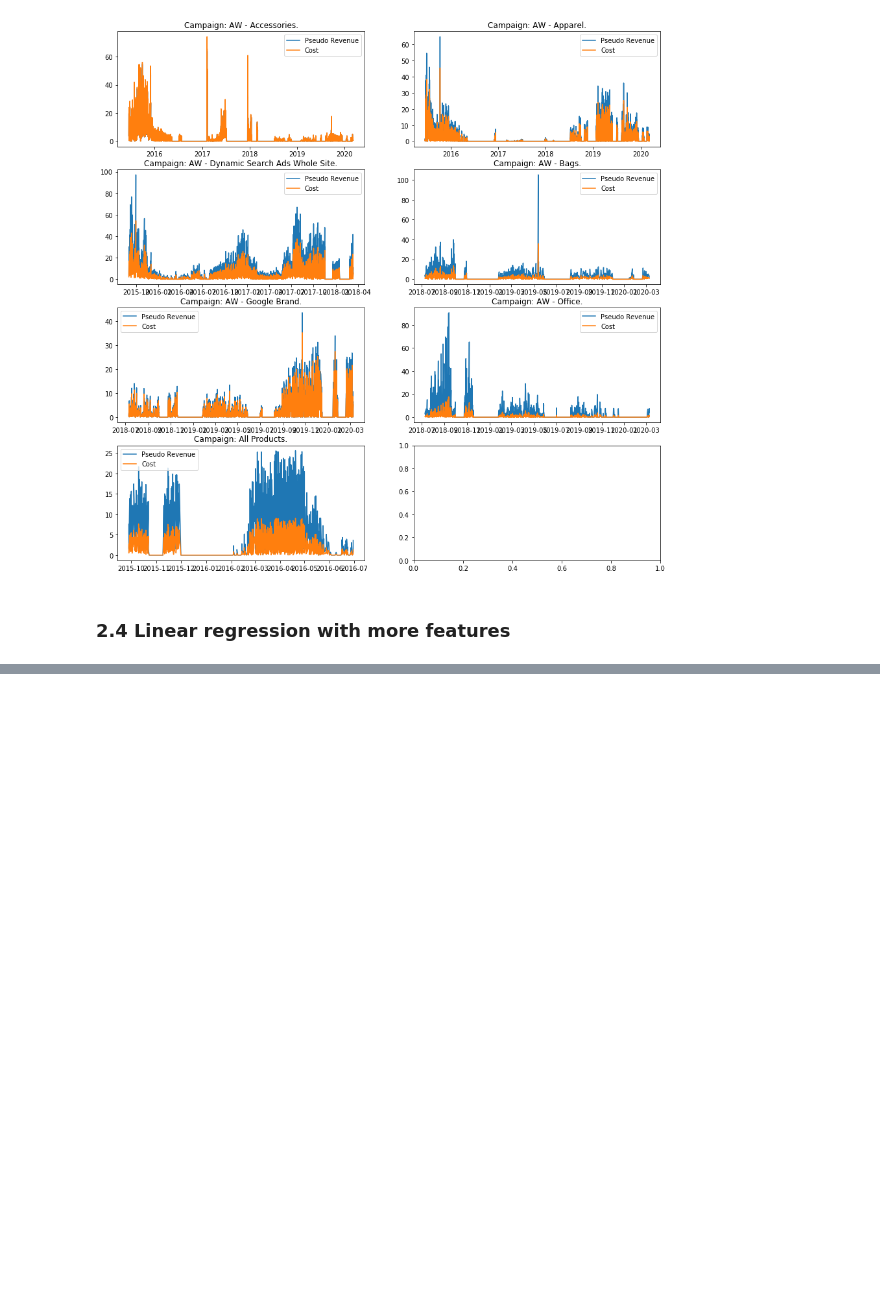
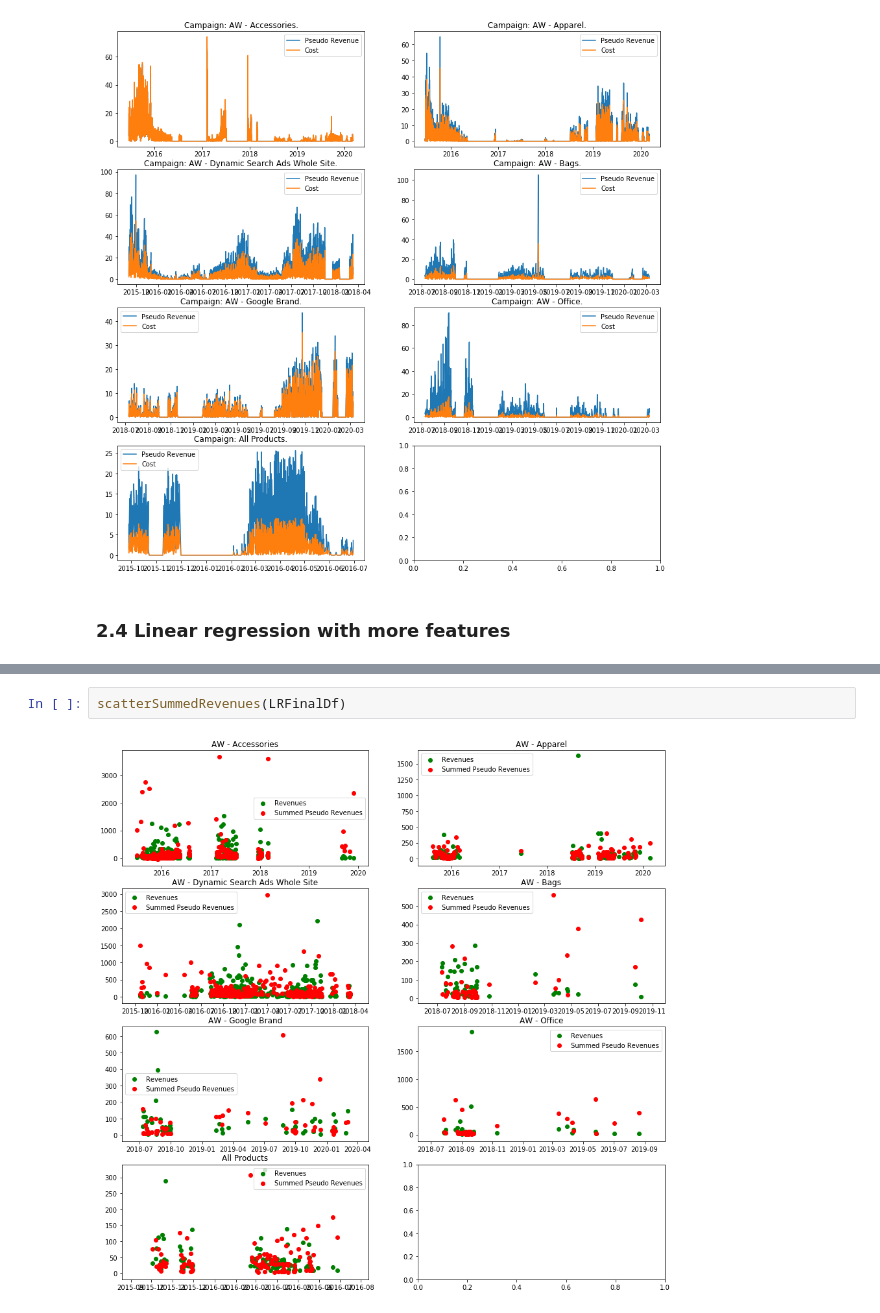
Before and after one commit to Morphl-AI/Ecommerce-Marketing-Spend-Optimization, a Jupyter notebook: Notebooks/3. Budget allocation - pseudo-revenue - first-revenue assumption - baseline statistical model .ipynb, the cells around one changed output, grey strips where cells are left out. Drawn from its saved outputs; the diff is of its cells as text; blank space fills up the shorter version.

```diff
--- a/Notebooks/3. Budget allocation - pseudo-revenue - first-revenue assumption - baseline statistical model .ipynb
+++ b/Notebooks/3. Budget allocation - pseudo-revenue - first-revenue assumption - baseline statistical model .ipynb
@@ -666,0 +792,4 @@ plotFinalResults(LRFinalDf, LROverallError)
+# %%
+scatterSummedRevenues(LRFinalDf)
+# %% [output]
+[figure, added]
```
Also changed, not shown: parts of 31 cells of this notebook, 1 other file.
